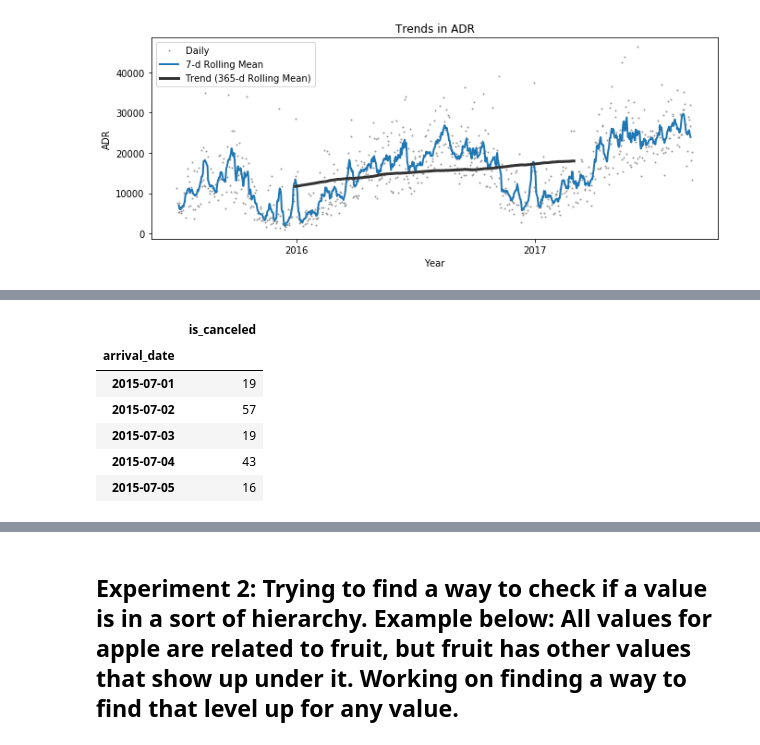
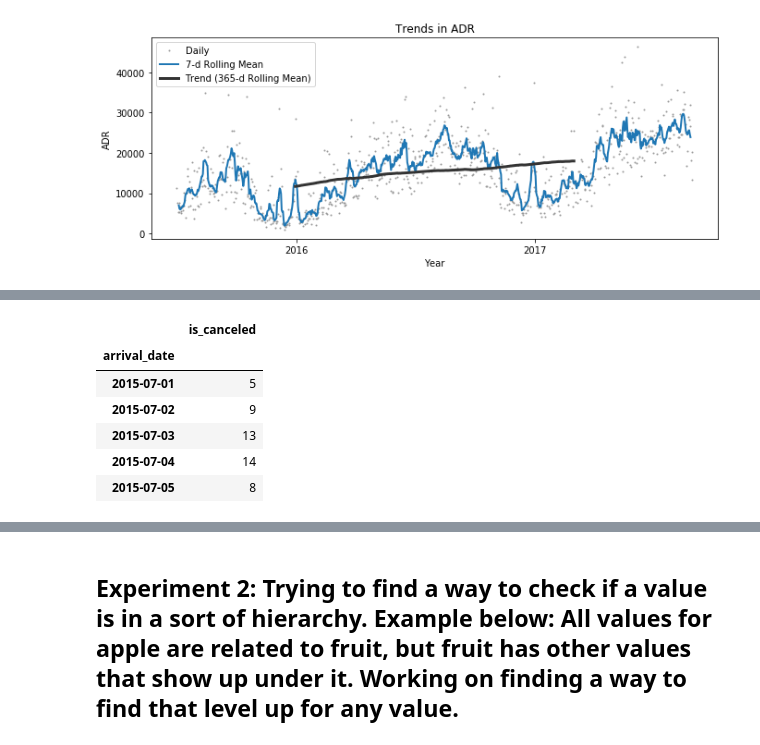
Before and after one commit to josephburton06/Hotel-Bookings, a Jupyter notebook: hotel_bookings.ipynb, the cells around one changed output, grey strips where cells are left out. Saved outputs shown, nothing was run; the diff lists cells and outputs as text; code cells hidden in the pictures.

```diff
--- a/hotel_bookings.ipynb
+++ b/hotel_bookings.ipynb
@@ -596,12 +618,12 @@ Text(0.5, 1.0, 'Trends in ADR')
 # %%
-df_day = df['is_canceled'].resample('D').sum().reset_index()
-df_day.set_index('arrival_date', inplace=True)
-df_day.head()
+df_day_res = df['is_canceled'][df.hotel == 'Resort Hotel'].resample('D').sum().reset_index()
+df_day_res.set_index('arrival_date', inplace=True)
+df_day_res.head()
 # %% [output]
 |  | is_canceled |
 | arrival_date |  |
-| 2015-07-01 | 19 |
-| 2015-07-02 | 57 |
-| 2015-07-03 | 19 |
-| 2015-07-04 | 43 |
-| 2015-07-05 | 16 |
+| 2015-07-01 | 5 |
+| 2015-07-02 | 9 |
+| 2015-07-03 | 13 |
+| 2015-07-04 | 14 |
+| 2015-07-05 | 8 |
```
Also changed, not shown: parts of 16 cells of this notebook.
